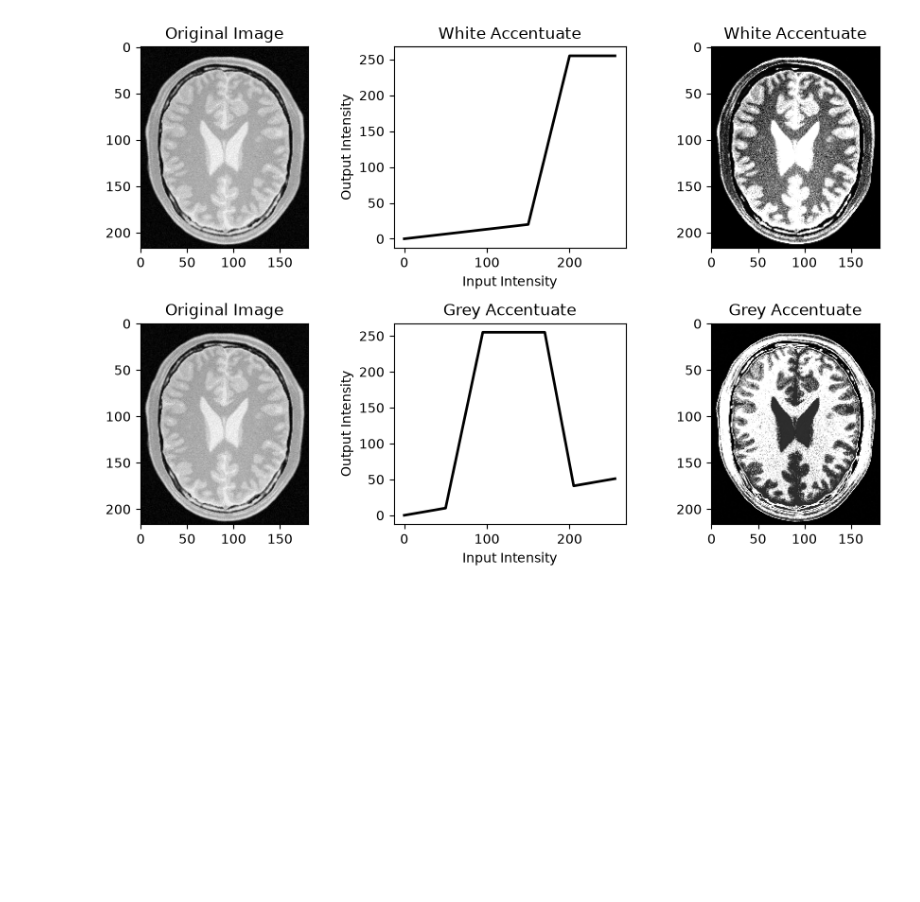
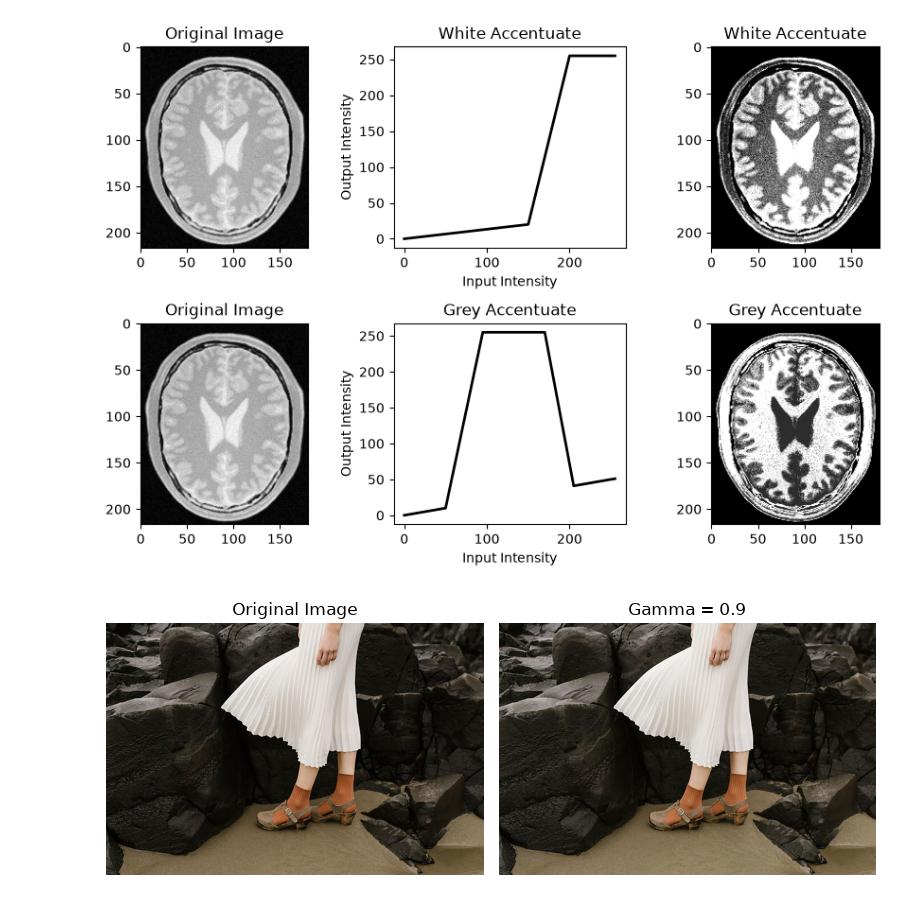
Before and after one commit to Isira-Himal-Perera/EN3160-Image-Processing-and-Computer-Vision, a Jupyter notebook: assignment-01/230486A_a01.ipynb, the cells around one changed output. Cells and saved outputs as stored; diff of their text form; code cells hidden in the pictures; blank space fills up the shorter version.

Commit message:
Appended the code for gamma correction.

```diff
--- a/assignment-01/230486A_a01.ipynb
+++ b/assignment-01/230486A_a01.ipynb
@@ -120,3 +122,33 @@ plt.tight_layout()
 plt.show()
 # %% [output]
 [figure]
+# %%
+im = cv.imread(r'images\q3.jpeg')
+assert im is not None, "Image not found. Please check the path."
+
+def gamma_correction(im, gamma):
+    '''Applies gamma correction to an image.'''
+    normalized_im = im / im.max()
+    corrected_im = np.power(normalized_im, gamma)
+    return (corrected_im * 255).astype(np.uint8)
+
+# Apply gamma correction with a gamma value of 0.9
+gemma_value = 0.9
+gamma_corrected_im = gamma_correction(im, gemma_value)
+
+# Display the original and gamma-corrected images
+
+fig, ax = plt.subplots(1, 2, figsize=(8, 4))
+
+ax[0].imshow(cv.cvtColor(im, cv.COLOR_BGR2RGB))
+ax[0].set_title('Original Image')
+ax[0].axis('off')
+
+ax[1].imshow(cv.cvtColor(gamma_corrected_im, cv.COLOR_BGR2RGB))
+ax[1].set_title(f'Gamma = {gemma_value}')
+ax[1].axis('off')
+
+plt.tight_layout()
+plt.show()
+# %% [output]
+[figure, added]
```
Also changed, not shown: parts of 2 cells of this notebook, 1 other file.
